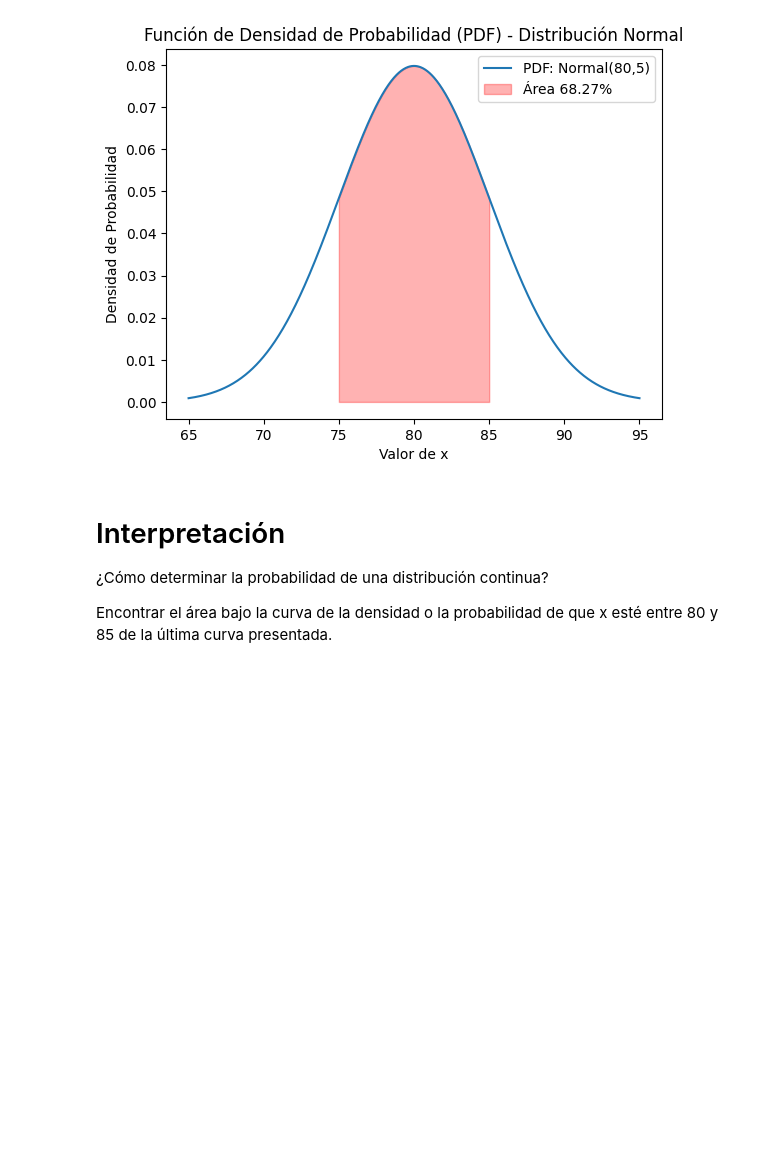
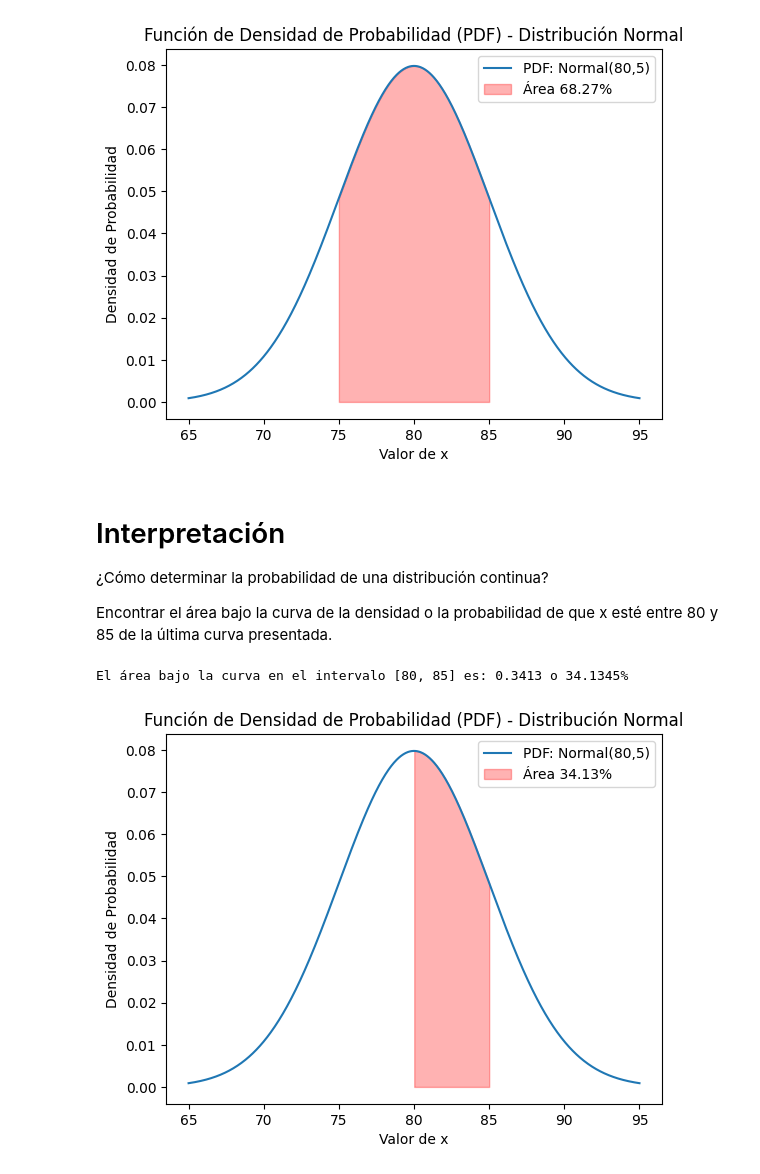
Before and after one commit to rpizarrog/probabilidad-y-estad-stica, a Jupyter notebook: 2024/Caso_16_Probabilidad_de_una_distribución_de_variables_aleatorias_continuas.ipynb, the cells around one changed output. Drawn from its saved outputs; the diff is of its cells as text; code cells hidden in the pictures; blank space fills up the shorter version.

```diff
--- a/2024/Caso_16_Probabilidad_de_una_distribución_de_variables_aleatorias_continuas.ipynb
+++ b/2024/Caso_16_Probabilidad_de_una_distribución_de_variables_aleatorias_continuas.ipynb
@@ -182,8 +185,13 @@ y = 1 / (desviacion_estandar * sp.sqrt(2 * sp.pi)) * sp.exp(-(x - media)**2 / (2
 # Realizar la integral definida
 resultado = sp.integrate(y, (x, a, b))
 
+# Definir los valores numéricos de los límites del intervalo
+limite_inferior = 75
+limite_superior = 85
+
 # Sustituir los valores numéricos en el resultado
-resultado = resultado.subs({a: 75, b: 85})
+resultado = resultado.subs({a: limite_inferior, b: limite_superior})
 
-print(f"El área bajo la curva en el intervalo [75, 85] es: {np.round(float(resultado.evalf()), 4)} o {np.round(float(resultado.evalf()) * 100, 4)}%")
+# Imprimir el resultado
+print(f"El área bajo la curva en el intervalo es: {float(resultado)}")
 # %% [output]
@@ -216,3 +228,20 @@ El área bajo la curva en el intervalo [75, 85] es: 0.6827 o 68.2689%
 ¿Cómo determinar la probabilidad de una distribución continua?
 
 Encontrar el área bajo la curva de la densidad o la probabilidad de que x esté entre 80 y 85 de la última curva presentada.
+# %%
+# Límites del intervalo. Volver a generarlos
+a = limite_inferior = 80
+b = limite_superior = 85
+
+# Función de densidad de probabilidad (PDF) de la distribución normal
+pdf = norm.pdf
+
+# Calcular el área bajo la curva en el intervalo [80, 85]
+probabilidad, _ = spi.quad(pdf, limite_inferior, limite_superior, args=(media, desviacion_estandar))
+
+print(f"El área bajo la curva en el intervalo [{a}, {b}] es: {np.round(probabilidad, 4)} o {np.round(probabilidad * 100, 4)}%")
+
+f_visualizar_dens_area_normal(x, media, desviacion_estandar, a, b, probabilidad)
+# %% [output]
+El área bajo la curva en el intervalo [80, 85] es: 0.3413 o 34.1345%
+[figure, added]
```
Also changed, not shown: parts of 4 cells of this notebook.
